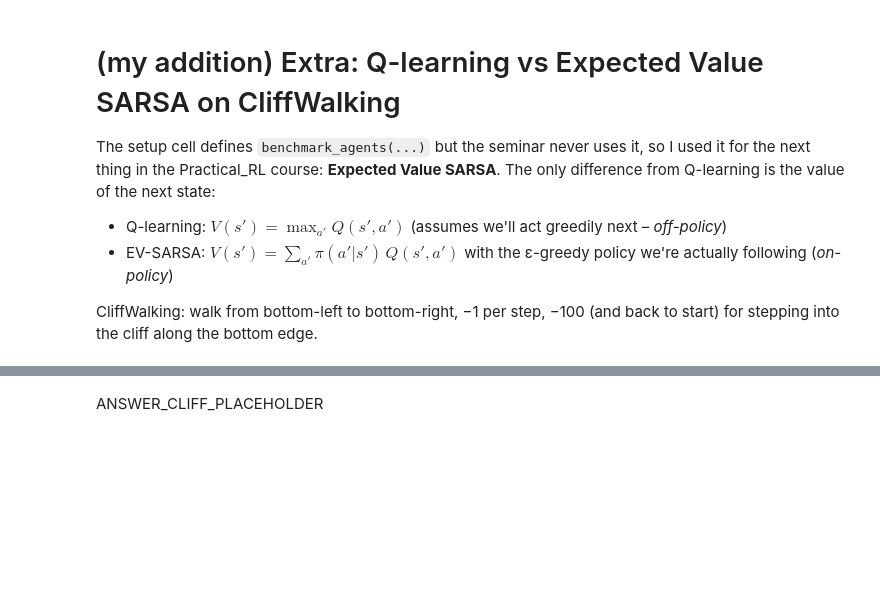
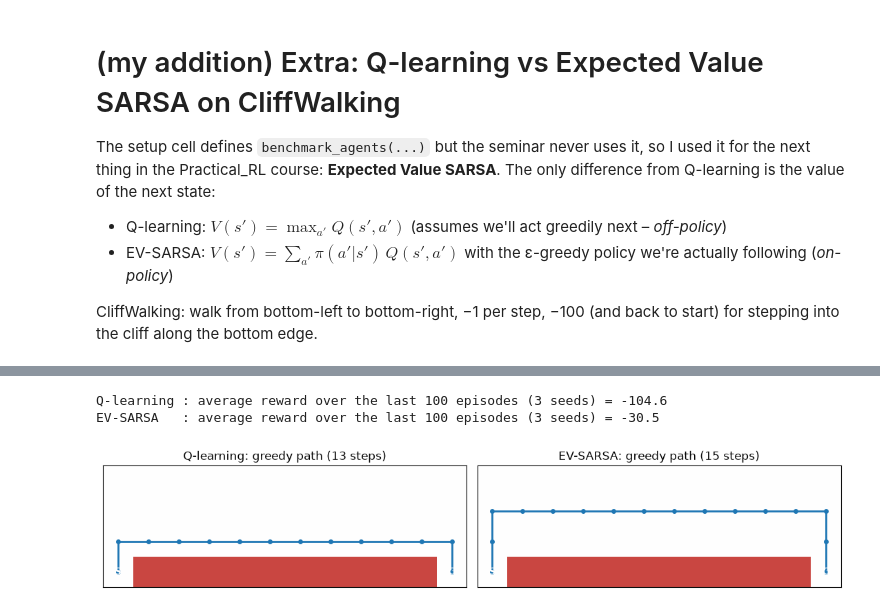
Before and after one commit to anasalazad/LabChallenge, a Jupyter notebook: Lab 9/Lab_Week 9.ipynb, the cells around one changed output, grey strips where cells are left out. Cells and saved outputs as stored; diff of their text form; code cells hidden in the pictures; blank space fills up the shorter version.

```diff
--- a/Lab 9/Lab_Week 9.ipynb
+++ b/Lab 9/Lab_Week 9.ipynb
@@ -622,33 +633,35 @@ avg_rewards = benchmark_agents(exp_setups, num_episodes=500, num_seeds=3)
 for name, r in avg_rewards.items():
     print(f"{name:<11}: average reward over the last 100 episodes (3 seeds) = {np.mean(r[-100:]):.1f}")
 
 # train one agent of each kind and draw its greedy path on the 4x12 grid
 def greedy_path(agent_cls):
     cliff_env = gym.make("CliffWalking-v1")
     ag = agent_cls(alpha=0.25, epsilon=0.2, discount=0.99, env=cliff_env)
     seed_everything(cliff_env)
     for _ in range(500):
         play_and_train(cliff_env, ag)
     s, _ = cliff_env.reset()
     path = [s]
     for _ in range(60):
         s, r, term, trunc, _ = cliff_env.step(ag.get_best_action(s))
         path.append(s)
         if term:
             break
     return path
 
 fig, axes = plt.subplots(1, 2, figsize=(11, 2.4))
 for ax, (name, cls) in zip(axes, [("Q-learning", QLearningAgent), ("EV-SARSA", EVSarsaAgent)]):
     grid = np.zeros((4, 12))
     grid[3, 1:11] = -1                                   # the cliff
     ax.imshow(grid, cmap="RdGy", vmin=-1.5, vmax=1.5)
     path = greedy_path(cls)
     rows, cols = np.unravel_index(path, (4, 12))
     ax.plot(cols, rows, "o-", color="tab:blue", lw=2, ms=4)
     ax.text(0, 3, "S", ha="center", va="center", fontweight="bold", color="white")
     ax.text(11, 3, "G", ha="center", va="center", fontweight="bold", color="white")
     ax.set_title(f"{name}: greedy path ({len(path) - 1} steps)"); ax.set_xticks([]); ax.set_yticks([])
-plt.tight_layout(); plt.savefig("figures/9_4_cliff_paths.png", dpi=150); plt.show()
+plt.tight_layout(); plt.savefig("figures/9_5_cliff_paths.png", dpi=150); plt.show()
+# %% [output]
+Q-learning : average reward over the last 100 episodes (3 seeds) = -104.6
+EV-SARSA   : average reward over the last 100 episodes (3 seeds) = -30.5
+[figure, added]
-# %% [markdown]
-ANSWER_CLIFF_PLACEHOLDER
```
Also changed, not shown: parts of 11 cells of this notebook, 24 other files.
